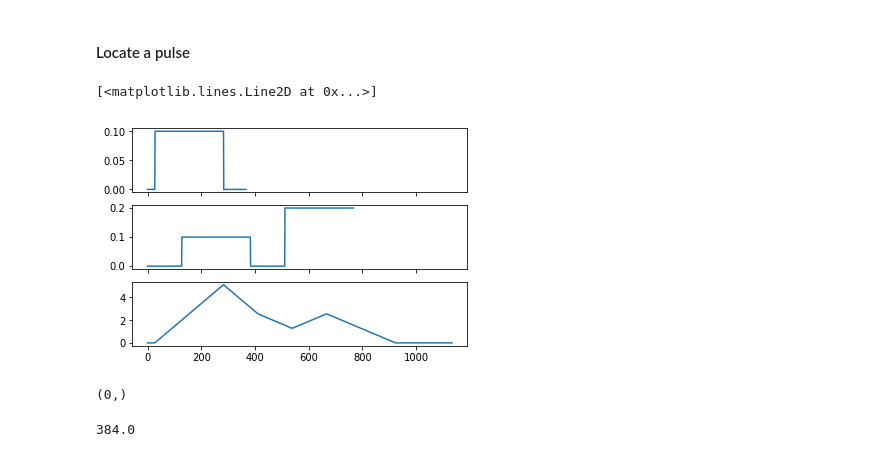
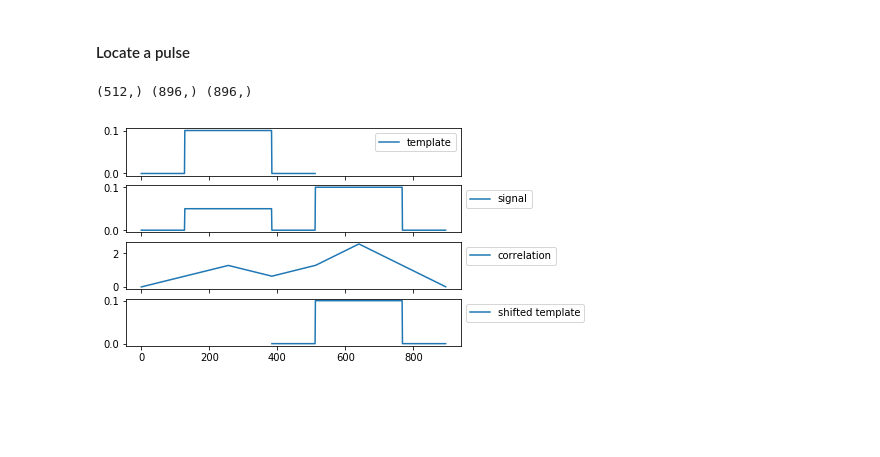
Before and after one commit to oceanhackweek/ohw19-projects-TMIVP, a Jupyter notebook: explore_crosscorrelation.ipynb, the cells around one changed output. Cells and saved outputs as stored; diff of their text form; code cells hidden in the pictures; blank space fills up the shorter version.

Commit message:
At this point we figured out how to use x-correlation function

```diff
--- a/explore_crosscorrelation.ipynb
+++ b/explore_crosscorrelation.ipynb
@@ -73,3 +73,24 @@ The shape of the cross-correlation function output is
 [figure]
 # %% [markdown]
 #### Locate a pulse
+# %%
+
+pulse = np.repeat([0., 0.1, 0.1, 0.], 128) # template
+timeseries = np.repeat([0.,.05, .05, 0., 0.1, 0.1, 0.], 128) # mock timeseries
+corr_array = signal.correlate(timeseries,pulse,  mode='same') # x-correlation
+print(np.shape(pulse), np.shape(timeseries), np.shape(corr_array))
+
+loc = np.where(corr_array == np.max(corr_array)) # grab location of max correlation
+loc_med = np.median(loc)
+
+fig, (ax0, ax1, ax2, ax3) = plt.subplots(4, 1, sharex=True)
+ax0.plot(pulse, label='template')
+ax1.plot(timeseries, label='signal')
+ax2.plot(corr_array, label='correlation')
+ax3.plot(np.arange(len(pulse))+loc_med-len(pulse)/2., pulse, label='shifted template')
+
+for ax in [ax0,ax1,ax2,ax3]:
+    ax.legend(bbox_to_anchor=(1,1))
+# %% [output]
+(512,) (896,) (896,)
+[figure, added]
@@ -76,23 +139,17 @@ The shape of the cross-correlation function output is
 # %%
-pulse = np.repeat([0., 0.1, 0.1, 0., 0., 0.], 128)
-pulse = pulse[100:-300]
-timeseries = np.repeat([0., 0.1, 0.1, 0., .2, .2], 128)
+pulse = np.repeat([0., 0.1, 0.1, 0.], 128) # template
+timeseries = np.repeat([0.,.05, .05, 0., 0.1, 0.1, 0.], 128) # mock timeseries
+corr_array = signal.correlate(timeseries,pulse,  mode='same') # x-correlation
+print(np.shape(pulse), np.shape(timeseries), np.shape(corr_array))
 
-corr_array = signal.correlate(pulse, timeseries, mode='full')
-best_shift = np.argmax(corr_array),
+loc = np.where(corr_array == np.max(corr_array)) # grab location of max correlation
+loc_med = np.median(loc)
 
-fig, (ax0, ax1, ax2) = plt.subplots(3, 1, sharex=True)
-ax0.plot(pulse)
-ax1.plot(timeseries)
-ax2.plot(corr_array)
+fig, (ax0, ax1, ax2, ax3) = plt.subplots(4, 1, sharex=True)
+ax0.plot(pulse, label='template')
+ax1.plot(timeseries, label='signal')
+ax2.plot(corr_array, label='correlation')
+ax3.plot(np.arange(len(pulse))+loc_med-len(pulse)/2., pulse, label='shifted template')
+
+for ax in [ax0,ax1,ax2,ax3]:
+    ax.legend(bbox_to_anchor=(1,1))
-# %% [output]
-[<matplotlib.lines.Line2D at 0x...>]
-[figure, removed]
-# %%
-best_shift
-# %% [output]
-(0,)
-# %%
-(6*128)/2
-# %% [output]
-384.0
```
Also changed, not shown: parts of 3 cells of this notebook.
